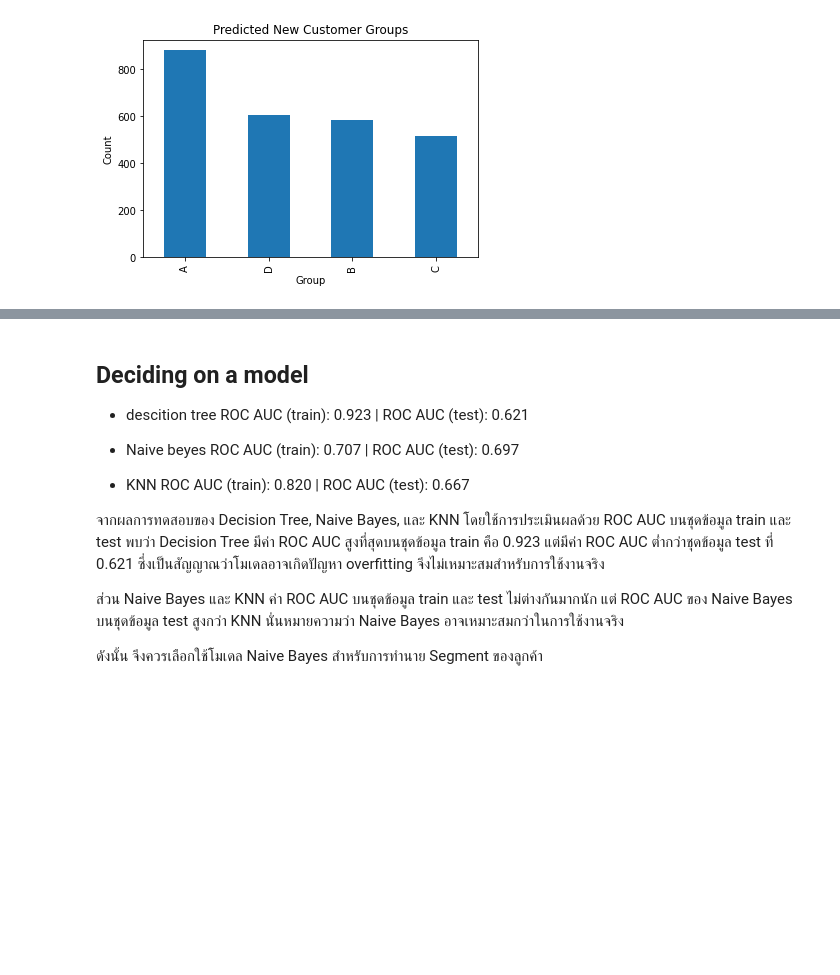
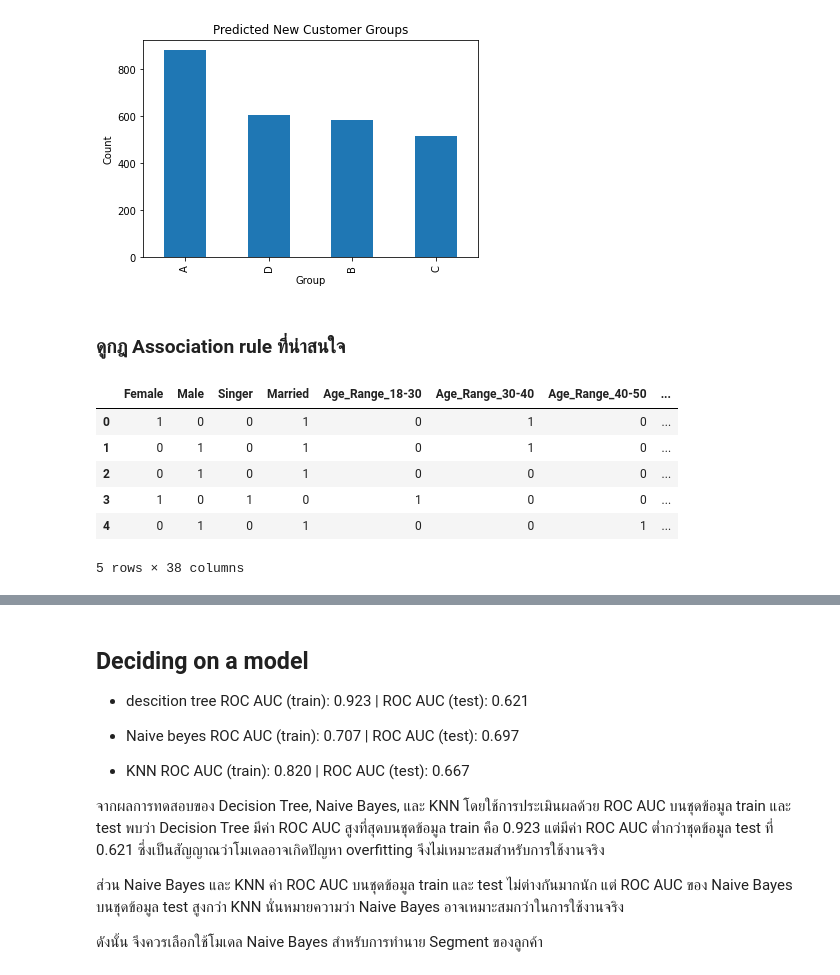
Before and after one commit to Aomaphisara/bsc_dpdm22, a Jupyter notebook: project.ipynb, the cells around one changed output, grey strips where cells are left out. Saved outputs shown, nothing was run; the diff lists cells and outputs as text; code cells hidden in the pictures; blank space fills up the shorter version.

```diff
--- a/project.ipynb
+++ b/project.ipynb
@@ -1045,3 +1047,16 @@ plt.ylabel('Count')
 plt.show()
 # %% [output]
 [figure]
+# %% [markdown]
+### ดูกฎ Association rule ที่น่าสนใจ
+# %%
+new_customers_predicted1 = pd.get_dummies(new_customers_predicted)
+new_customers_predicted1.head()
+# %% [output]
+|  | Female | Male | Singer | Married | Age_Range_18-30 | Age_Range_30-40 | Age_Range_40-50 | ... |
+| 0 | 1 | 0 | 0 | 1 | 0 | 1 | 0 | ... |
+| 1 | 0 | 1 | 0 | 1 | 0 | 1 | 0 | ... |
+| 2 | 0 | 1 | 0 | 1 | 0 | 0 | 0 | ... |
+| 3 | 1 | 0 | 1 | 0 | 1 | 0 | 0 | ... |
+| 4 | 0 | 1 | 0 | 1 | 0 | 0 | 1 | ... |
+5 rows × 38 columns
```
Also changed, not shown: parts of 14 cells of this notebook.
